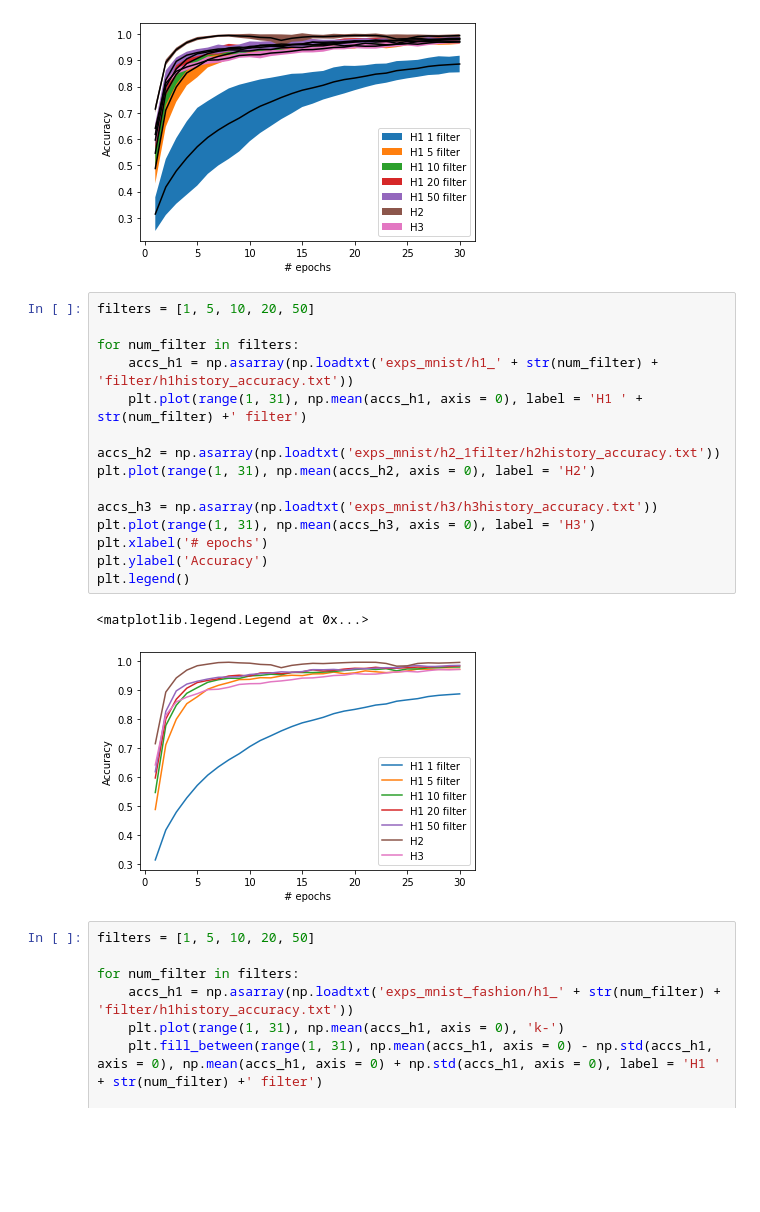
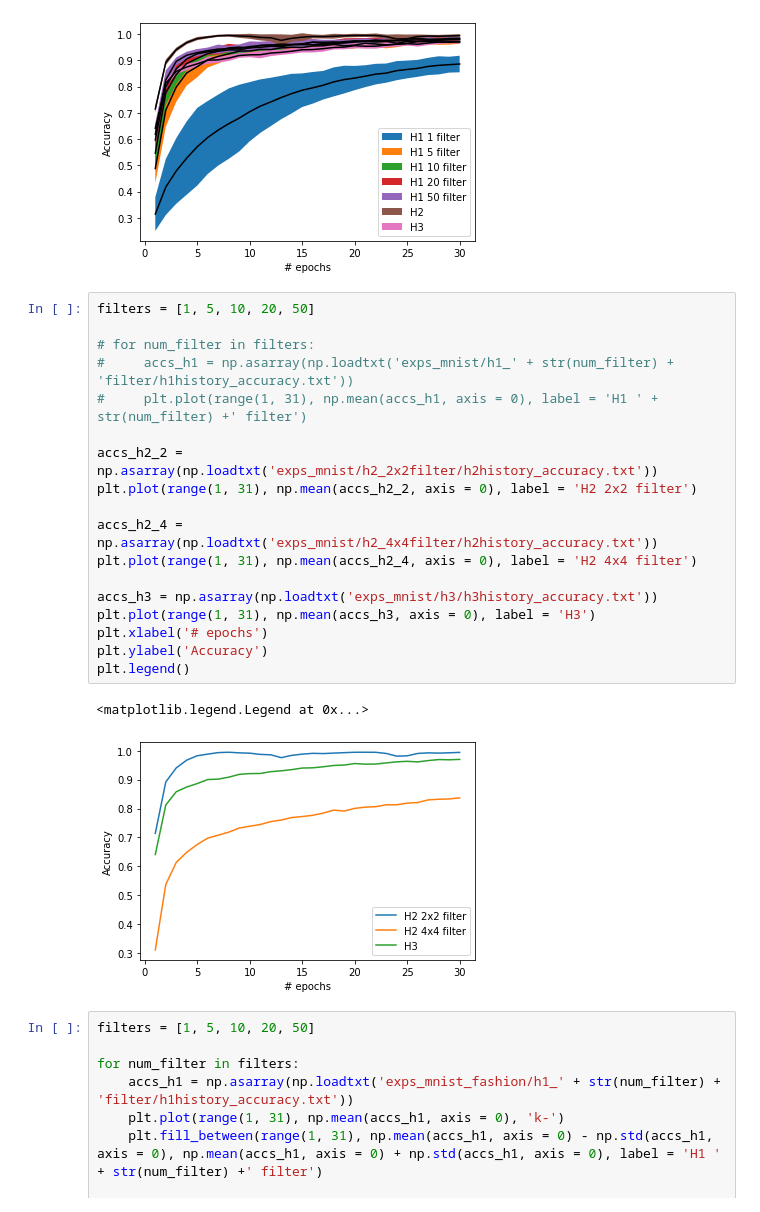
Before and after one commit to vutuanhai237/DynamicQNN, a Jupyter notebook: codes/plt_baseline.ipynb, the cells around one changed output. Cells and saved outputs as stored; diff of their text form; blank space fills up the shorter version.

```diff
--- a/codes/plt_baseline.ipynb
+++ b/codes/plt_baseline.ipynb
@@ -53,21 +41,24 @@ plt.legend()
 # %%
 filters = [1, 5, 10, 20, 50]
 
-for num_filter in filters:
-    accs_h1 = np.asarray(np.loadtxt('exps_mnist/h1_' + str(num_filter) + 'filter/h1history_accuracy.txt'))
-    plt.plot(range(1, 31), np.mean(accs_h1, axis = 0), label = 'H1 ' + str(num_filter) +' filter')
+# for num_filter in filters:
+#     accs_h1 = np.asarray(np.loadtxt('exps_mnist/h1_' + str(num_filter) + 'filter/h1history_accuracy.txt'))
+#     plt.plot(range(1, 31), np.mean(accs_h1, axis = 0), label = 'H1 ' + str(num_filter) +' filter')
 
-accs_h2 = np.asarray(np.loadtxt('exps_mnist/h2_1filter/h2history_accuracy.txt'))
-plt.plot(range(1, 31), np.mean(accs_h2, axis = 0), label = 'H2')
+accs_h2_2 = np.asarray(np.loadtxt('exps_mnist/h2_2x2filter/h2history_accuracy.txt'))
+plt.plot(range(1, 31), np.mean(accs_h2_2, axis = 0), label = 'H2 2x2 filter')
+
+accs_h2_4 = np.asarray(np.loadtxt('exps_mnist/h2_4x4filter/h2history_accuracy.txt'))
+plt.plot(range(1, 31), np.mean(accs_h2_4, axis = 0), label = 'H2 4x4 filter')
 
 accs_h3 = np.asarray(np.loadtxt('exps_mnist/h3/h3history_accuracy.txt'))
 plt.plot(range(1, 31), np.mean(accs_h3, axis = 0), label = 'H3')
 plt.xlabel('# epochs')
 plt.ylabel('Accuracy')
 plt.legend()
 # %% [output]
 <matplotlib.legend.Legend at 0x...>
-[figure, old version]
+[figure, new version]
 # %%
 filters = [1, 5, 10, 20, 50]
 
```
Also changed, not shown: parts of 3 cells of this notebook, 2 other files.
